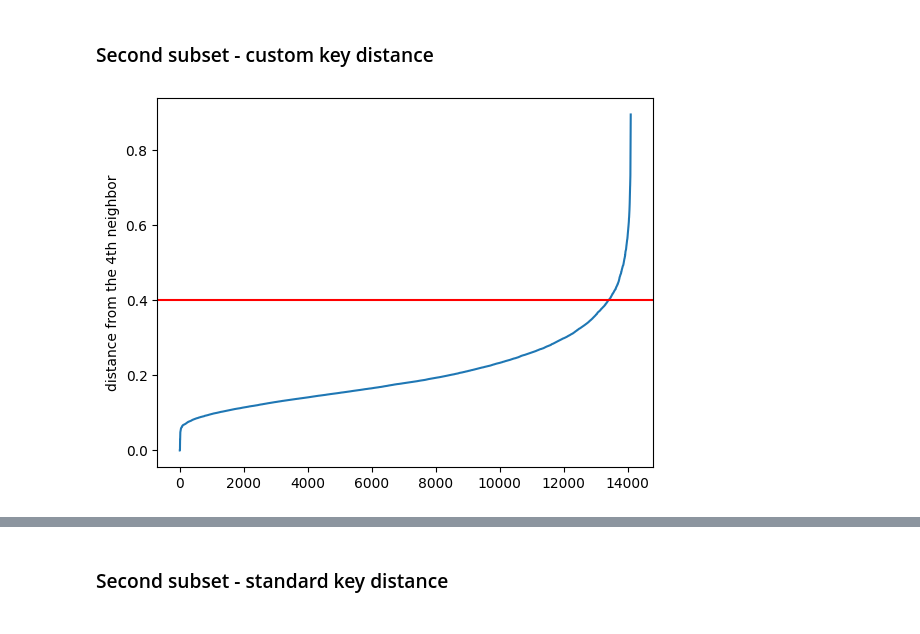
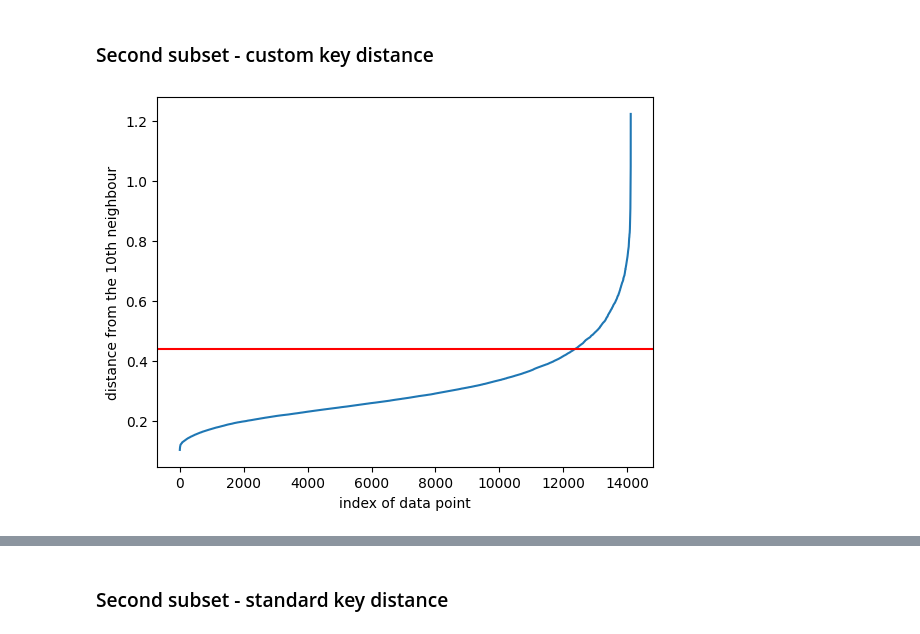
Before and after one commit to chiaratomaiuolo/Data_Mining_project, a Jupyter notebook: Clustering_cleaned.ipynb, the cells around one changed output, grey strips where cells are left out. Drawn from its saved outputs; the diff is of its cells as text; code cells hidden in the pictures.

```diff
--- a/Clustering_cleaned.ipynb
+++ b/Clustering_cleaned.ipynb
@@ -165,7 +174,7 @@ df_cont=df[['duration_min','popularity_percent', 'danceability','energy','speech
 Being some of those attributes _categorical_, such as `time_signature`, it is necessary to define a custom distance, that encorporates the Euclidean distance for continuous attributes and the dissimilarity concept of distance for categorical attributes.
 # %%
 #Reindexing columns just for defining in an easier manner the custom metric
-column_names_cont_and_cat = ['key','duration_min', 'danceability','energy','speechiness', 'acousticness',
+column_names_cont_and_cat = ['genre','key','duration_min', 'danceability','energy','speechiness', 'acousticness',
        'instrumentalness','tempo','mode','time_signature']
 
 
@@ -184,14 +202,14 @@ from scipy.spatial.distance import seuclidean, jaccard
 
 def custom_dist_key(x1, x2):
     index_key = 0
-    index_con = 8
+    index_con = 9
 
     c = 0.09090909
+    #print("x1 key", x1[index_key])
+    #print("x2 key", x2[index_key])
     diff = abs(x1[index_key] - x2[index_key]) / c
     diff_key = (min(12 - diff, diff) * c)
 
-    #print("x1 key", x1[index_key])
-    #print("x2 key", x2[index_key])
     #print("diff key", diff_key)
 
     d_con = seuclidean(x1[index_key+1:index_con], x2[index_key+1:index_con], V=np.ones(index_con - 1))
@@ -261,3 +255,10 @@ y_mapped = pd.DataFrame(y).iloc[:,0]
+# %%
+genre_map={"j-dance":0,"iranian":1,"brazil":2,"chicago-house":3,"forro":4,"idm":5,"indian":6,"study":7,"disney":8,"afrobeat":9,"mandopop":10,"techno":11,"sleep":12,"spanish":13,"j-idol":14,"industrial":15,"happy":16,"bluegrass":17,"black-metal":18,"breakbeat":19}
+df_cont_plus_cat.replace({'genre':genre_map})
+X_cont_and_cat = df_cont_plus_cat.replace({'genre':genre_map}).values #key is included
+X_cont = df_cont.replace({'genre':genre_map}).values #only continuous values
+y = np.array(df['genre'])
+y_mapped = pd.DataFrame(y).iloc[:,0]
 # %%
 #performing minmax normalization
 scaler = MinMaxScaler()
@@ -975,7 +1171,7 @@ plt.show()
 ### Second subset - custom key distance
 # %%
 ###Troviamo Eps
-k=4
+k=10
 kth_distances_std = []
 for d in D_key:  # d is a vector containing distances between the ith record and all the others
     index_kth_distance_std = np.argsort(d)[k]  # take the index of the kth nearest neighbor
@@ -983,12 +1179,13 @@ for d in D_key:  # d is a vector containing distances between the ith record and
 # %%
 #Plot per la scelta di Eps
 plt.plot(range(0, len(kth_distances_std)), sorted(kth_distances_std))
-plt.ylabel('distance from the {}th neighbor'.format(k))
-plt.axhline(y=0.4, color='r', linestyle='-')
+plt.ylabel('distance from the {}th neighbour'.format(k))
+plt.xlabel('index of data point')
+plt.axhline(y=0.44, color='r', linestyle='-')
 
 plt.show()
 # %% [output]
-[figure, old version]
+[figure, new version]
 # %%
 #for loop per il calcolo di MinPts
 nn_min=np.arange(2,51)
```
Also changed, not shown: parts of 34 cells of this notebook, 3 other files.
